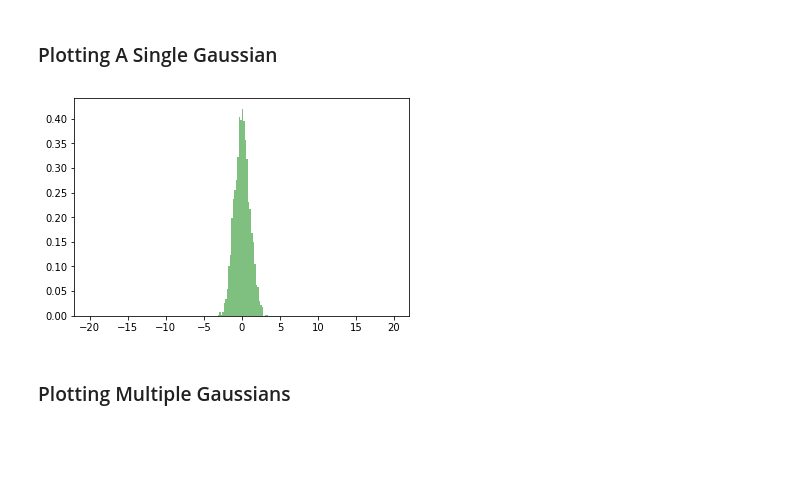
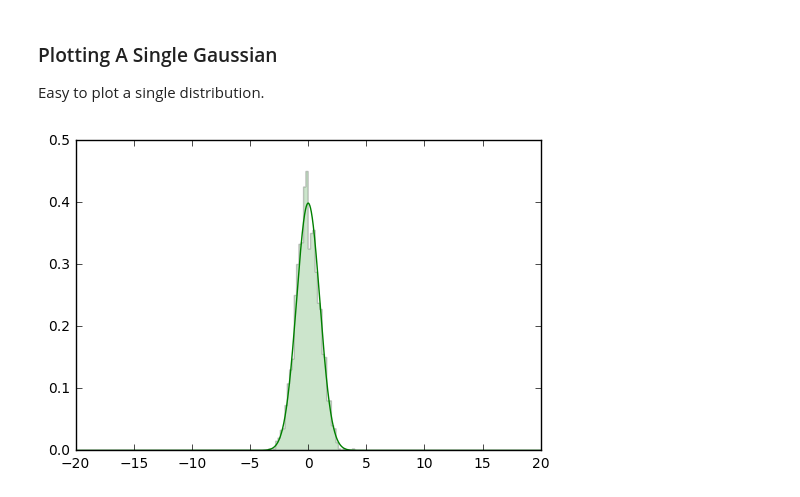
Before and after one commit to CompScienceClub/python-kalman-filter-presentation, a Jupyter notebook: jupyter/Gaussian.ipynb, the cells around one changed output. Saved outputs shown, nothing was run; the diff lists cells and outputs as text; code cells hidden in the pictures; blank space fills up the shorter version.

```diff
--- a/jupyter/Gaussian.ipynb
+++ b/jupyter/Gaussian.ipynb
@@ -33,14 +47,16 @@ class Gaussian:
 # %% [markdown]
 ### Plotting A Single Gaussian
+
+Easy to plot a single distribution.
-# %%
-p = Plot()
-
-g1 = Gaussian()
-g1.generate((0.0, 1.0))
-g1.plot_hist(p)
-
-p.show()
-# %% [output]
-[figure, removed]
-# %% [markdown]
-### Plotting Multiple Gaussians
+# %%
+dist = (0.0, 1.0)
+
+p = Plot()
+
+g = Gaussian()
+g.plot_samples(p, dist)
+g.plot_pdf(p, dist)
+
+p.show()
+# %% [output]
+[figure, added]
```
Also changed, not shown: parts of 17 cells of this notebook, 2 other files.
